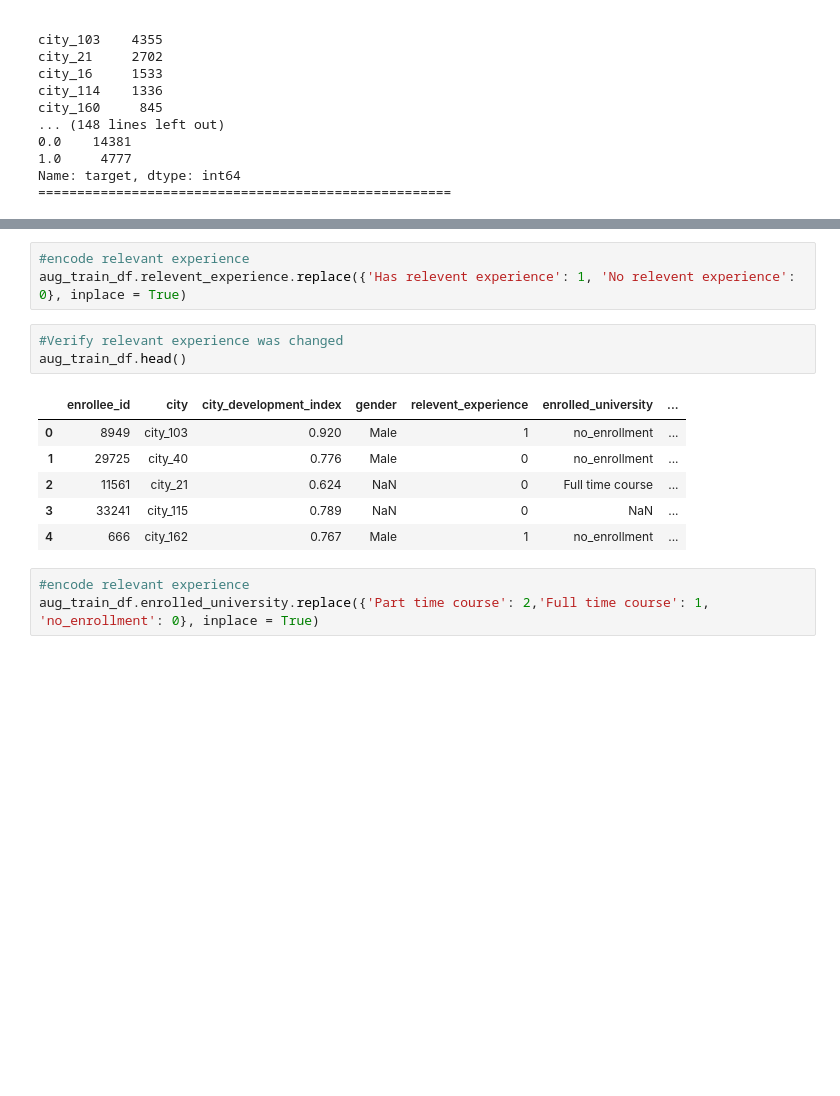
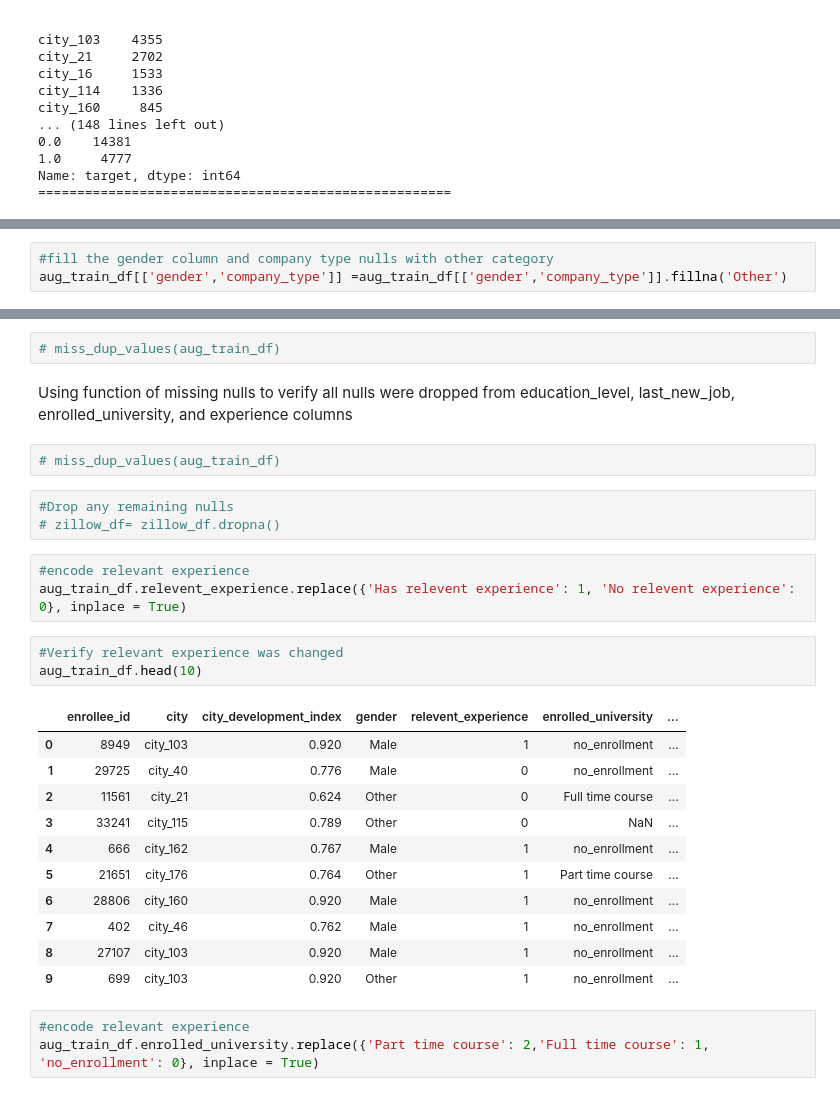
Before and after one commit to LinhQuach13/Individual_project_HR_analytics, a Jupyter notebook: Workbook.ipynb, the cells around one changed output, grey strips where cells are left out. Drawn from its saved outputs; the diff is of its cells as text; blank space fills up the shorter version.

```diff
--- a/Workbook.ipynb
+++ b/Workbook.ipynb
@@ -131,0 +178,3 @@ Name: target, dtype: int64
+# %%
+#fill the gender column and company type nulls with other category
+aug_train_df[['gender','company_type']] =aug_train_df[['gender','company_type']].fillna('Other')
@@ -132,16 +204,30 @@ Name: target, dtype: int64
+# %%
+# miss_dup_values(aug_train_df)
+# %% [markdown]
+Using function of missing nulls to verify all nulls were dropped from education_level, last_new_job, enrolled_university, and experience columns
+# %%
+# miss_dup_values(aug_train_df)
+# %%
+#Drop any remaining nulls
+# zillow_df= zillow_df.dropna()
 # %%
 #encode relevant experience
 aug_train_df.relevent_experience.replace({'Has relevent experience': 1, 'No relevent experience': 0}, inplace = True)
 # %%
 #Verify relevant experience was changed
-aug_train_df.head()
+aug_train_df.head(10)
 # %% [output]
 |  | enrollee_id | city | city_development_index | gender | relevent_experience | enrolled_university | ... |
 | 0 | 8949 | city_103 | 0.920 | Male | 1 | no_enrollment | ... |
 | 1 | 29725 | city_40 | 0.776 | Male | 0 | no_enrollment | ... |
-| 2 | 11561 | city_21 | 0.624 | NaN | 0 | Full time course | ... |
-| 3 | 33241 | city_115 | 0.789 | NaN | 0 | NaN | ... |
+| 2 | 11561 | city_21 | 0.624 | Other | 0 | Full time course | ... |
+| 3 | 33241 | city_115 | 0.789 | Other | 0 | NaN | ... |
 | 4 | 666 | city_162 | 0.767 | Male | 1 | no_enrollment | ... |
+| 5 | 21651 | city_176 | 0.764 | Other | 1 | Part time course | ... |
+| 6 | 28806 | city_160 | 0.920 | Male | 1 | no_enrollment | ... |
+| 7 | 402 | city_46 | 0.762 | Male | 1 | no_enrollment | ... |
+| 8 | 27107 | city_103 | 0.920 | Male | 1 | no_enrollment | ... |
+| 9 | 699 | city_103 | 0.920 | Other | 1 | no_enrollment | ... |
 # %%
 #encode relevant experience
 aug_train_df.enrolled_university.replace({'Part time course': 2,'Full time course': 1, 'no_enrollment': 0}, inplace = True)
```
Also changed, not shown: parts of 12 cells of this notebook.
